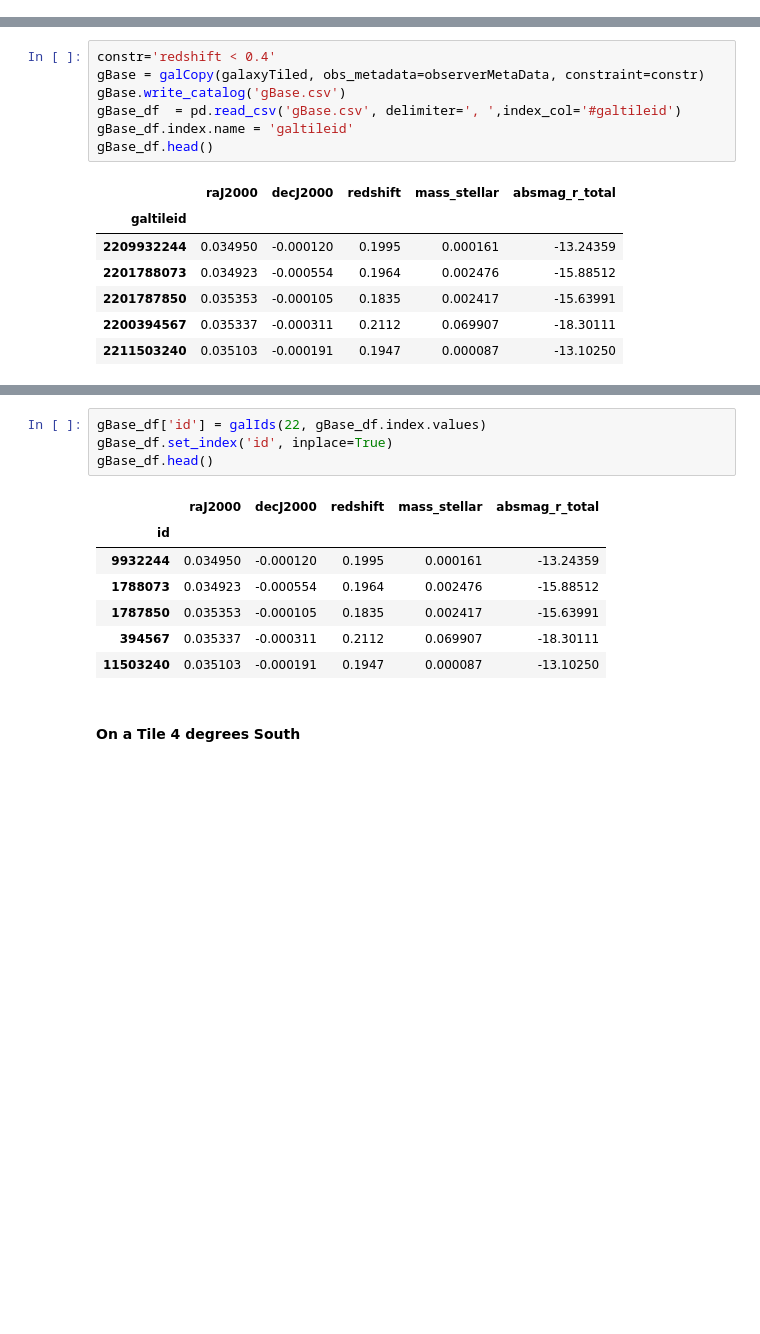
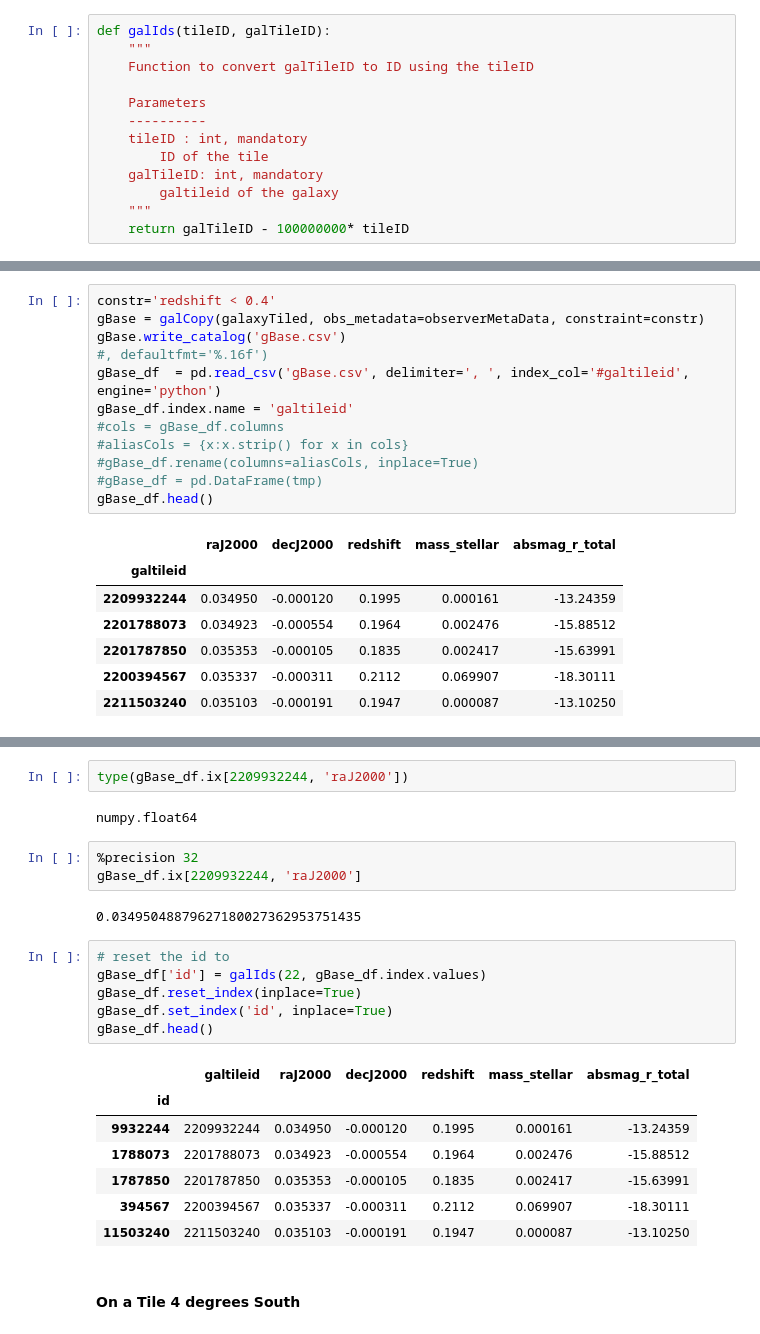
Before and after one commit to rbiswas4/BenchmarkInstanceCatalogs, a Jupyter notebook: examples/galaxyTiled_properties.ipynb, the cells around one changed output, grey strips where cells are left out. Cells and saved outputs as stored; diff of their text form; blank space fills up the shorter version.

Commit message:
Looked into precision effects 	modified:   examples/galaxyTiled_properties.ipynb

```diff
--- a/examples/galaxyTiled_properties.ipynb
+++ b/examples/galaxyTiled_properties.ipynb
@@ -49,3 +49,16 @@ def galIds(tileID, galTileID):
+# %%
+def galIds(tileID, galTileID):
+    """
+    Function to convert galTileID to ID using the tileID
+
+    Parameters
+    ----------
+    tileID : int, mandatory
+        ID of the tile
+    galTileID: int, mandatory
+        galtileid of the galaxy
+    """
+    return galTileID - 100000000* tileID
 # %%
 galaxyTiled = GalaxyTileObj()
 # %%
@@ -164,8 +144,13 @@ def rotation(df, delta=0):
 constr='redshift < 0.4'
 gBase = galCopy(galaxyTiled, obs_metadata=observerMetaData, constraint=constr)
 gBase.write_catalog('gBase.csv')
-gBase_df  = pd.read_csv('gBase.csv', delimiter=', ',index_col='#galtileid')
+#, defaultfmt='%.16f')
+gBase_df  = pd.read_csv('gBase.csv', delimiter=', ', index_col='#galtileid', engine='python')
 gBase_df.index.name = 'galtileid'
+#cols = gBase_df.columns
+#aliasCols = {x:x.strip() for x in cols}
+#gBase_df.rename(columns=aliasCols, inplace=True)
+#gBase_df = pd.DataFrame(tmp)
 gBase_df.head()
 # %% [output]
 |  | raJ2000 | decJ2000 | redshift | mass_stellar | absmag_r_total |
@@ -178,15 +176,26 @@ gBase_df.head()
+# %%
+type(gBase_df.ix[2209932244, 'raJ2000'])
+# %% [output]
+numpy.float64
+# %%
+%precision 32
+gBase_df.ix[2209932244, 'raJ2000']
+# %% [output]
+0.03495048879627180027362953751435
 # %%
+# reset the id to
 gBase_df['id'] = galIds(22, gBase_df.index.values)
+gBase_df.reset_index(inplace=True)
 gBase_df.set_index('id', inplace=True)
 gBase_df.head()
 # %% [output]
-|  | raJ2000 | decJ2000 | redshift | mass_stellar | absmag_r_total |
-| id |  |  |  |  |  |
-| 9932244 | 0.034950 | -0.000120 | 0.1995 | 0.000161 | -13.24359 |
-| 1788073 | 0.034923 | -0.000554 | 0.1964 | 0.002476 | -15.88512 |
-| 1787850 | 0.035353 | -0.000105 | 0.1835 | 0.002417 | -15.63991 |
-| 394567 | 0.035337 | -0.000311 | 0.2112 | 0.069907 | -18.30111 |
-| 11503240 | 0.035103 | -0.000191 | 0.1947 | 0.000087 | -13.10250 |
+|  | galtileid | raJ2000 | decJ2000 | redshift | mass_stellar | absmag_r_total |
+| id |  |  |  |  |  |  |
+| 9932244 | 2209932244 | 0.034950 | -0.000120 | 0.1995 | 0.000161 | -13.24359 |
+| 1788073 | 2201788073 | 0.034923 | -0.000554 | 0.1964 | 0.002476 | -15.88512 |
+| 1787850 | 2201787850 | 0.035353 | -0.000105 | 0.1835 | 0.002417 | -15.63991 |
+| 394567 | 2200394567 | 0.035337 | -0.000311 | 0.2112 | 0.069907 | -18.30111 |
+| 11503240 | 2211503240 | 0.035103 | -0.000191 | 0.1947 | 0.000087 | -13.10250 |
 # %% [markdown]
 #### On a Tile 4 degrees South
 # %%
```
Also changed, not shown: parts of 48 cells of this notebook.
